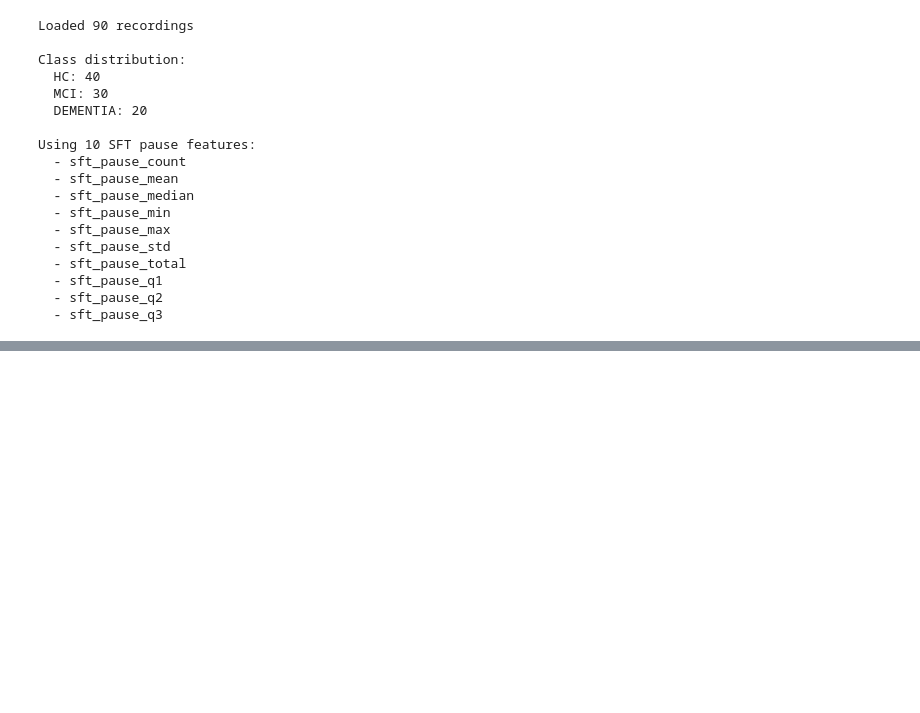
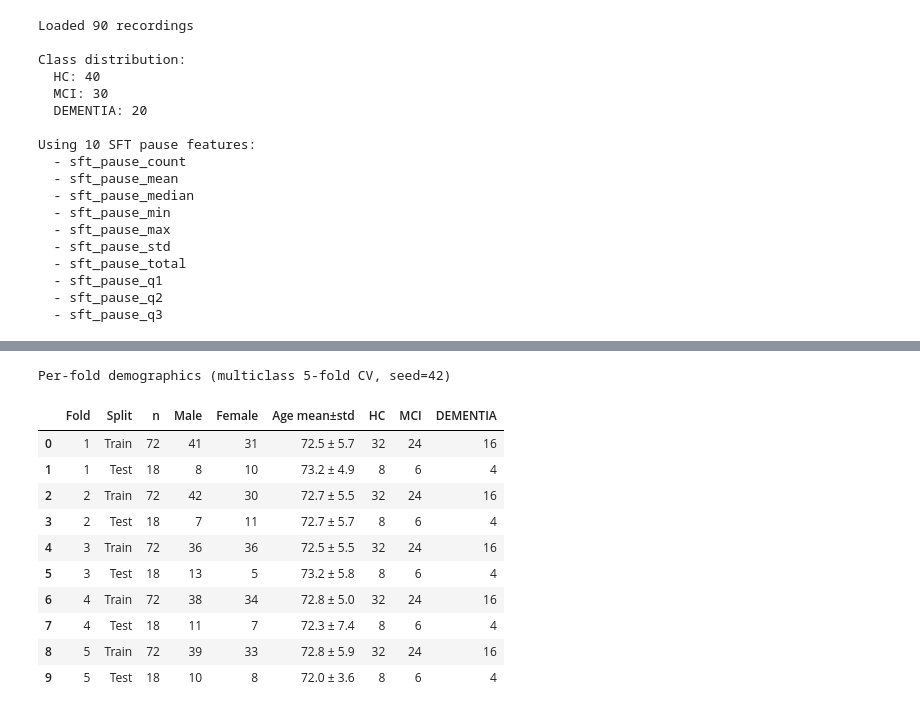
Before and after one commit to bentindal/cognospeak-pft-sft-pauses-data-analysis, a Jupyter notebook: transcript_analysis.ipynb, the cells around one changed output, grey strips where cells are left out. Cells and saved outputs as stored; diff of their text form; code cells hidden in the pictures; blank space fills up the shorter version.

```diff
--- a/transcript_analysis.ipynb
+++ b/transcript_analysis.ipynb
@@ -723,4 +524,79 @@ K-FOLD CROSS-VALIDATION RESULTS (Multiclass: HC vs MCI vs Dementia)
 ================================================================================
+# %%
+# Per-fold demographics (5-fold StratifiedKFold, random_state=RANDOM_SEED)
+# Ensures we use the same splits as the multiclass CV below
+from sklearn.model_selection import StratifiedKFold
+
+df_demo = features_df_multiclass.merge(
+    metadata[['recording', 'age', 'gender']],
+    on='recording',
+    how='left',
+)
+cv_demo = StratifiedKFold(n_splits=5, shuffle=True, random_state=RANDOM_SEED)
+
+def _demog_summary(d):
+    n = len(d)
+    if n == 0:
+        return {'n': 0, 'male': 0, 'female': 0, 'age_mean': None, 'age_std': None, 'HC': 0, 'MCI': 0, 'DEMENTIA': 0}
+    g = d['gender'].value_counts()
+    age = d['age'].dropna()
+    diag = d['diagnosis'].value_counts()
+    return {
+        'n': n,
+        'male': int(g.get('male', 0)),
+        'female': int(g.get('female', 0)),
+        'age_mean': round(age.mean(), 1) if len(age) else None,
+        'age_std': round(age.std(), 1) if len(age) and age.std() is not None else None,
+        'HC': int(diag.get('HC', 0)),
+        'MCI': int(diag.get('MCI', 0)),
+        'DEMENTIA': int(diag.get('DEMENTIA', 0)),
+    }
+
+rows = []
+for fold_idx, (train_idx, test_idx) in enumerate(cv_demo.split(X_multiclass, y_multiclass), 1):
+    train_df = df_demo.iloc[train_idx]
+    test_df = df_demo.iloc[test_idx]
+    tr = _demog_summary(train_df)
+    te = _demog_summary(test_df)
+    rows.append({
+        'Fold': fold_idx,
+        'Split': 'Train',
+        'n': tr['n'],
+        'Male': tr['male'],
+        'Female': tr['female'],
+        'Age mean±std': f"{tr['age_mean']} ± {tr['age_std']}" if tr['age_mean'] is not None else '—',
+        'HC': tr['HC'],
+        'MCI': tr['MCI'],
+        'DEMENTIA': tr['DEMENTIA'],
+    })
+    rows.append({
+        'Fold': fold_idx,
+        'Split': 'Test',
+        'n': te['n'],
+        'Male': te['male'],
+        'Female': te['female'],
+        'Age mean±std': f"{te['age_mean']} ± {te['age_std']}" if te['age_mean'] is not None else '—',
+        'HC': te['HC'],
+        'MCI': te['MCI'],
+        'DEMENTIA': te['DEMENTIA'],
+    })
+
+demo_df = pd.DataFrame(rows)
+print("Per-fold demographics (multiclass 5-fold CV, seed=42)\n")
+display(demo_df)
+# %% [output]
+Per-fold demographics (multiclass 5-fold CV, seed=42)
+|  | Fold | Split | n | Male | Female | Age mean±std | HC | MCI | DEMENTIA |
+| 0 | 1 | Train | 72 | 41 | 31 | 72.5 ± 5.7 | 32 | 24 | 16 |
+| 1 | 1 | Test | 18 | 8 | 10 | 73.2 ± 4.9 | 8 | 6 | 4 |
+| 2 | 2 | Train | 72 | 42 | 30 | 72.7 ± 5.5 | 32 | 24 | 16 |
+| 3 | 2 | Test | 18 | 7 | 11 | 72.7 ± 5.7 | 8 | 6 | 4 |
+| 4 | 3 | Train | 72 | 36 | 36 | 72.5 ± 5.5 | 32 | 24 | 16 |
+| 5 | 3 | Test | 18 | 13 | 5 | 73.2 ± 5.8 | 8 | 6 | 4 |
+| 6 | 4 | Train | 72 | 38 | 34 | 72.8 ± 5.0 | 32 | 24 | 16 |
+| 7 | 4 | Test | 18 | 11 | 7 | 72.3 ± 7.4 | 8 | 6 | 4 |
+| 8 | 5 | Train | 72 | 39 | 33 | 72.8 ± 5.9 | 32 | 24 | 16 |
+| 9 | 5 | Test | 18 | 10 | 8 | 72.0 ± 3.6 | 8 | 6 | 4 |
 # %%
 # Collect predictions across all folds for confusion matrix
 from sklearn.model_selection import StratifiedKFold
```
Also changed, not shown: parts of 28 cells of this notebook.
